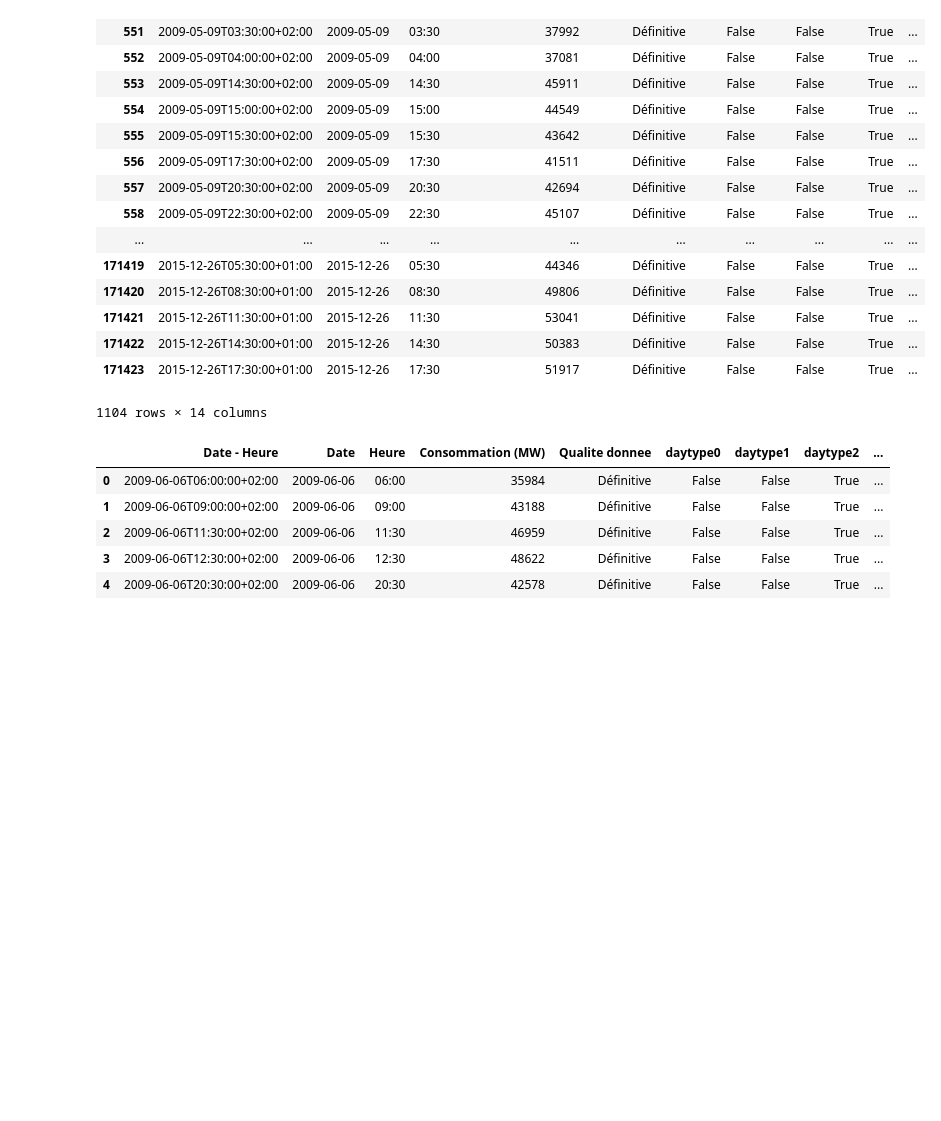
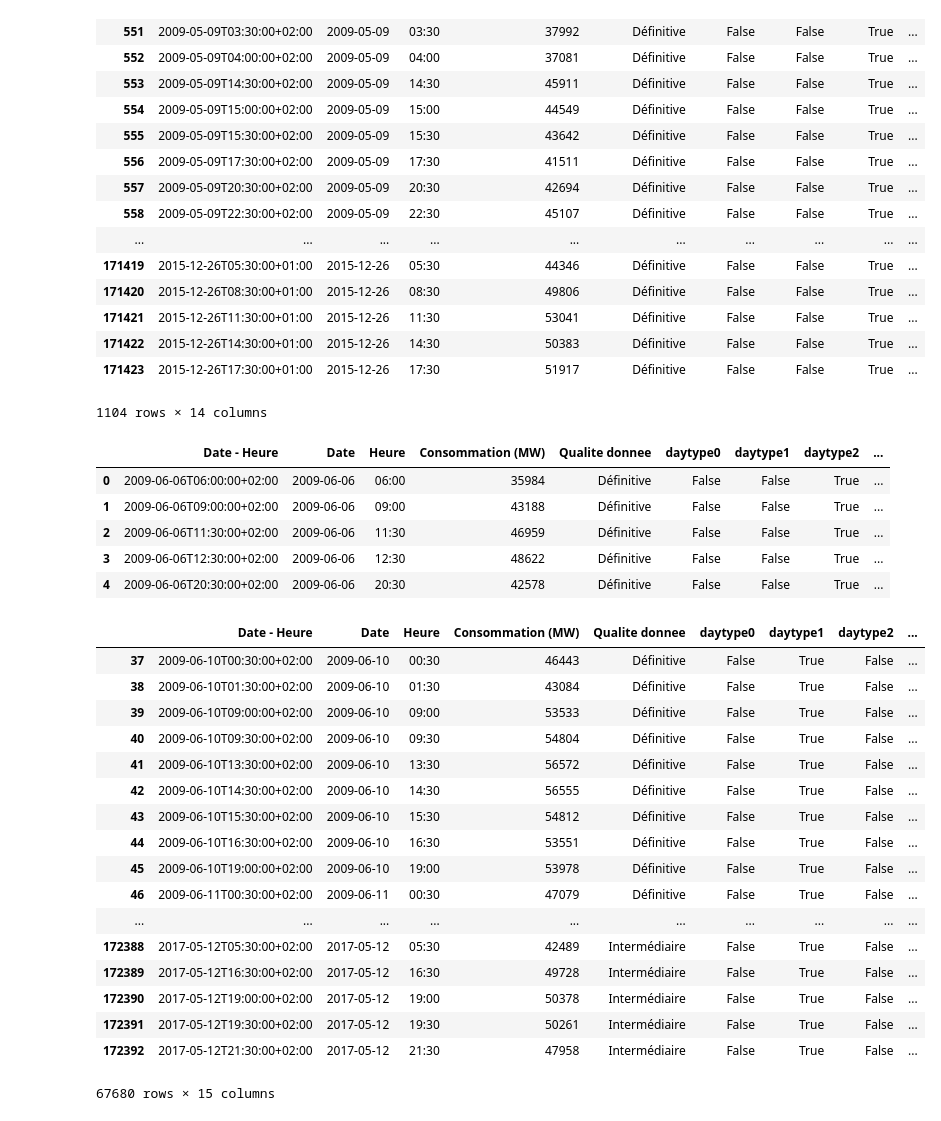
Before and after one commit to zakaryaxali/smc_electricity_forecast, a Jupyter notebook: utils.ipynb, the cells around one changed output. Saved outputs shown, nothing was run; the diff lists cells and outputs as text; code cells hidden in the pictures; blank space fills up the shorter version.

Commit message:
ajout colonne daytype

```diff
--- a/utils.ipynb
+++ b/utils.ipynb
@@ -204,6 +204,45 @@ df.head()
 | 2 | 2009-06-06T11:30:00+02:00 | 2009-06-06 | 11:30 | 46959 | Définitive | False | False | True | ... |
 | 3 | 2009-06-06T12:30:00+02:00 | 2009-06-06 | 12:30 | 48622 | Définitive | False | False | True | ... |
 | 4 | 2009-06-06T20:30:00+02:00 | 2009-06-06 | 20:30 | 42578 | Définitive | False | False | True | ... |
+# %%
+#Everything in column 'daytype'
+import numpy as np
+def daytype_df(df):
+    df['daytype'] = 0
+    for i in range(0,9):
+        df['daytype'] = np.vectorize(transform_daytype)(df['daytype' + str(i)], df['daytype'], i)
+
+def transform_daytype(bool, current_value, value):
+    result = 0
+    if bool:
+        result = value
+    elif current_value:
+        result = current_value
+
+    return result
+
+daytype_df(df)
+df[df['daytype']==1]
+#df.head(100)
+# %% [output]
+|  | Date - Heure | Date | Heure | Consommation (MW) | Qualite donnee | daytype0 | daytype1 | daytype2 | ... |
+| 37 | 2009-06-10T00:30:00+02:00 | 2009-06-10 | 00:30 | 46443 | Définitive | False | True | False | ... |
+| 38 | 2009-06-10T01:30:00+02:00 | 2009-06-10 | 01:30 | 43084 | Définitive | False | True | False | ... |
+| 39 | 2009-06-10T09:00:00+02:00 | 2009-06-10 | 09:00 | 53533 | Définitive | False | True | False | ... |
+| 40 | 2009-06-10T09:30:00+02:00 | 2009-06-10 | 09:30 | 54804 | Définitive | False | True | False | ... |
+| 41 | 2009-06-10T13:30:00+02:00 | 2009-06-10 | 13:30 | 56572 | Définitive | False | True | False | ... |
+| 42 | 2009-06-10T14:30:00+02:00 | 2009-06-10 | 14:30 | 56555 | Définitive | False | True | False | ... |
+| 43 | 2009-06-10T15:30:00+02:00 | 2009-06-10 | 15:30 | 54812 | Définitive | False | True | False | ... |
+| 44 | 2009-06-10T16:30:00+02:00 | 2009-06-10 | 16:30 | 53551 | Définitive | False | True | False | ... |
+| 45 | 2009-06-10T19:00:00+02:00 | 2009-06-10 | 19:00 | 53978 | Définitive | False | True | False | ... |
+| 46 | 2009-06-11T00:30:00+02:00 | 2009-06-11 | 00:30 | 47079 | Définitive | False | True | False | ... |
+| ... | ... | ... | ... | ... | ... | ... | ... | ... | ... |
+| 172388 | 2017-05-12T05:30:00+02:00 | 2017-05-12 | 05:30 | 42489 | Intermédiaire | False | True | False | ... |
+| 172389 | 2017-05-12T16:30:00+02:00 | 2017-05-12 | 16:30 | 49728 | Intermédiaire | False | True | False | ... |
+| 172390 | 2017-05-12T19:00:00+02:00 | 2017-05-12 | 19:00 | 50378 | Intermédiaire | False | True | False | ... |
+| 172391 | 2017-05-12T19:30:00+02:00 | 2017-05-12 | 19:30 | 50261 | Intermédiaire | False | True | False | ... |
+| 172392 | 2017-05-12T21:30:00+02:00 | 2017-05-12 | 21:30 | 47958 | Intermédiaire | False | True | False | ... |
+67680 rows × 15 columns
 # %%
 path="data/"
 df.to_csv(path + 'cdc_conso_daytypes.csv')
```
Also changed, not shown: parts of 4 cells of this notebook, 1 other file.
